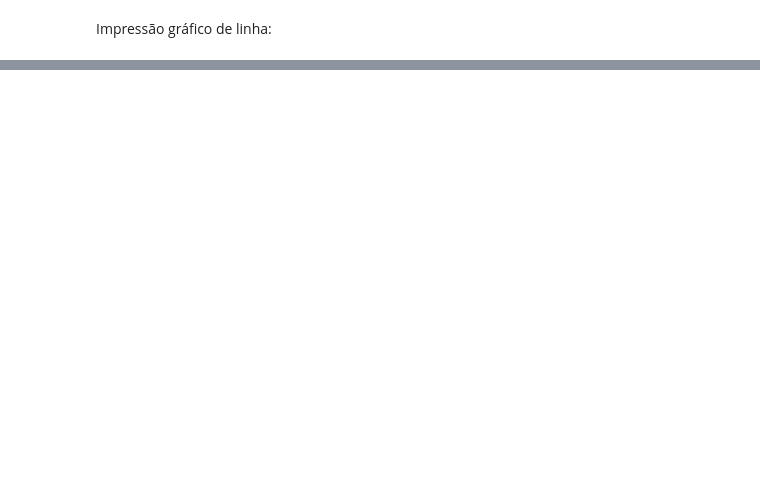
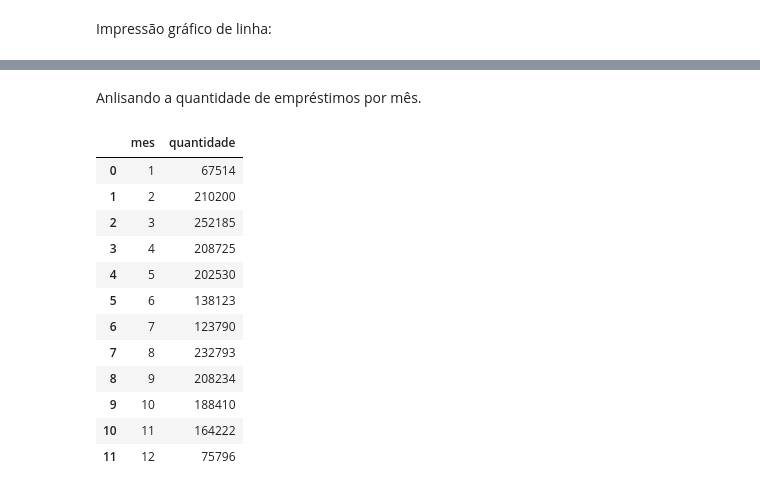
Before and after one commit to WyndamBaxter/Desafio-7-days-of-coding-dashboard, a Jupyter notebook: Analise_exploratoria.ipynb, the cells around one changed output, grey strips where cells are left out. Drawn from its saved outputs; the diff is of its cells as text; code cells hidden in the pictures; blank space fills up the shorter version.

```diff
--- a/Analise_exploratoria.ipynb
+++ b/Analise_exploratoria.ipynb
@@ -309,0 +342,22 @@ _
+# %% [markdown]
+Anlisando a quantidade de empréstimos por mês.
+# %%
+emprestimos_mes = df_emprestimos_completo.groupby(df_emprestimos_completo['data_emprestimo'].dt.month)['id_emprestimo'].size()
+emprestimos_mes.index.name = 'mes'
+emprestimos_mes.name = 'quantidade'
+emprestimos_mes = emprestimos_mes.reset_index()
+emprestimos_mes
+# %% [output]
+|  | mes | quantidade |
+| 0 | 1 | 67514 |
+| 1 | 2 | 210200 |
+| 2 | 3 | 252185 |
+| 3 | 4 | 208725 |
+| 4 | 5 | 202530 |
+| 5 | 6 | 138123 |
+| 6 | 7 | 123790 |
+| 7 | 8 | 232793 |
+| 8 | 9 | 208234 |
+| 9 | 10 | 188410 |
+| 10 | 11 | 164222 |
+| 11 | 12 | 75796 |
```
Also changed, not shown: parts of 12 cells of this notebook.
